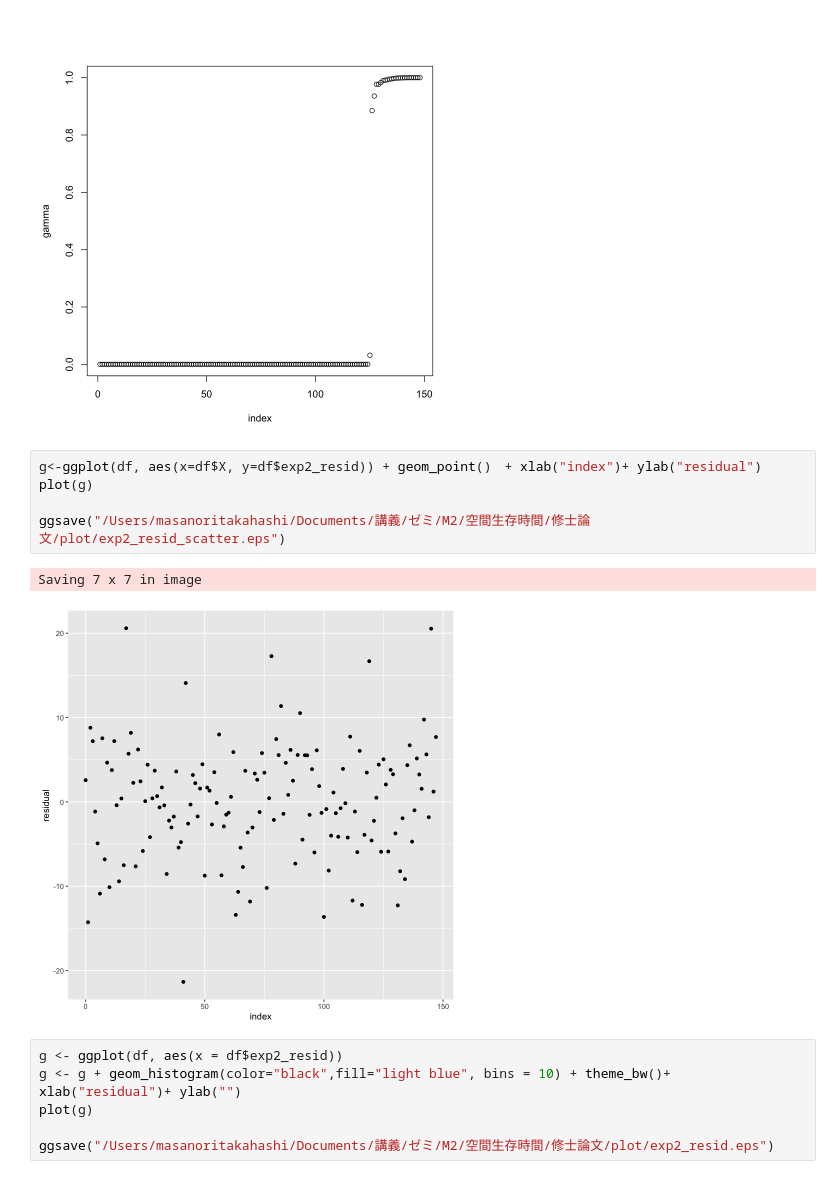
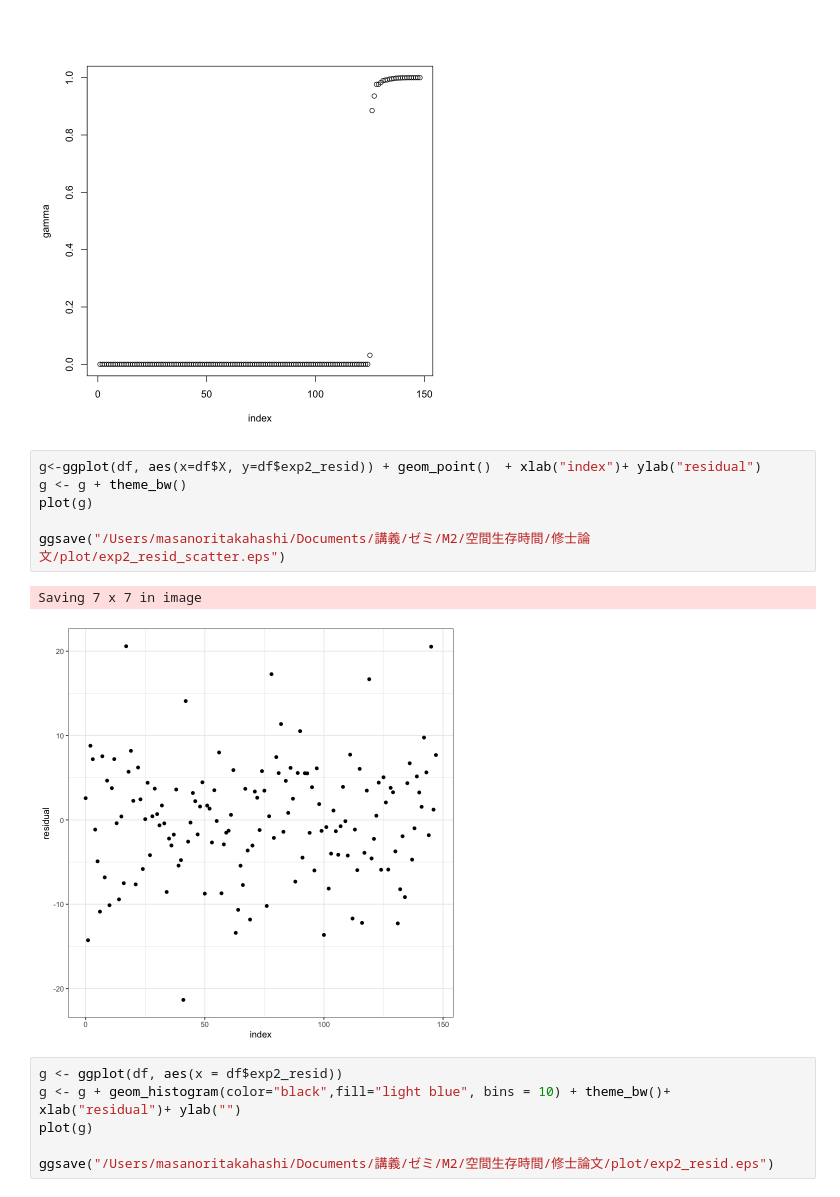
Before and after one commit to nori0724/COVID-19, a Jupyter notebook: notebook/修論用/4.6章解析結果可視化用_r.ipynb, the cells around one changed output. Cells and saved outputs as stored; diff of their text form.

```diff
--- a/notebook/修論用/4.6章解析結果可視化用_r.ipynb
+++ b/notebook/修論用/4.6章解析結果可視化用_r.ipynb
@@ -261,12 +246,13 @@ pdf
 [figure]
 # %%
 g<-ggplot(df, aes(x=df$X, y=df$exp2_resid)) + geom_point()　+ xlab("index")+ ylab("residual")
+g <- g + theme_bw()
 plot(g)
 
 ggsave("/Users/masanoritakahashi/Documents/講義/ゼミ/M2/空間生存時間/修士論文/plot/exp2_resid_scatter.eps")
 # %% [output]
 Saving 7 x 7 in image
-[figure, old version]
+[figure, new version]
 # %%
 g <- ggplot(df, aes(x = df$exp2_resid))
 g <- g + geom_histogram(color="black",fill="light blue", bins = 10) + theme_bw()+ xlab("residual")+ ylab("")
```
Also changed, not shown: parts of 3 cells of this notebook, 5 other files.
